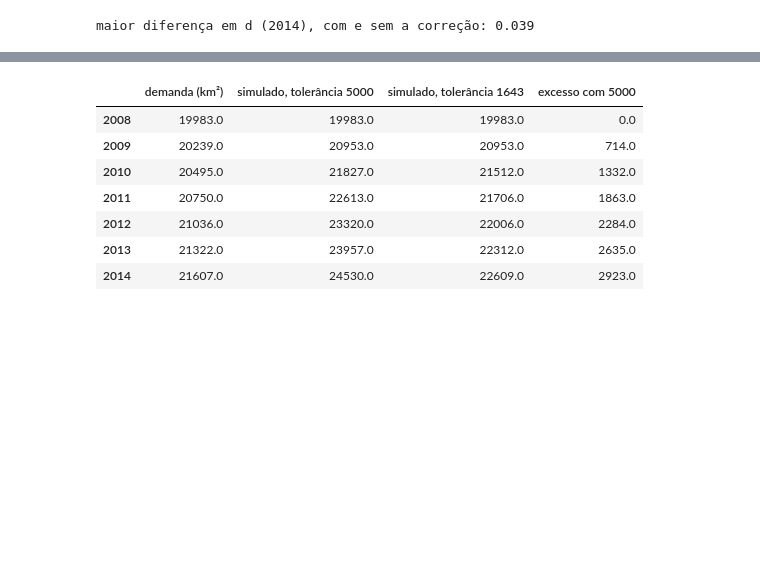
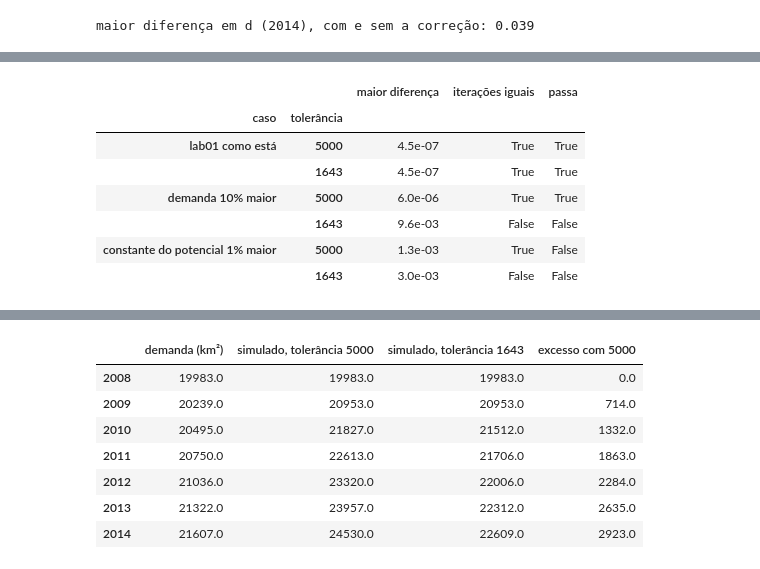
Before and after one commit to lambdageo-edu/curso-modelagem-dinamica-espacial, a Jupyter notebook: docs/notebooks/encontro09_disslucc.ipynb, the cells around one changed output, grey strips where cells are left out. Saved outputs shown, nothing was run; the diff lists cells and outputs as text; code cells hidden in the pictures; blank space fills up the shorter version.

```diff
--- a/docs/notebooks/encontro09_disslucc.ipynb
+++ b/docs/notebooks/encontro09_disslucc.ipynb
@@ -176,7 +176,7 @@ linhas, colunas = celulas["row"].astype(int).values, celulas["col"].astype(int).
 FORMA = (linhas.max() + 1, colunas.max() + 1)
 
 
-def simular(demanda, max_difference, correcao_celula=False):
+def simular(demanda, max_difference, correcao_celula=False, potencial_d=None):
     """Roda o lab01 e devolve (mapas por ano, iterações da alocação por ano)."""
     grade = RasterBackend(shape=FORMA)
     mascara = np.zeros(FORMA, dtype=np.float32); mascara[linhas, colunas] = 1
@@ -188,7 +188,7 @@ def simular(demanda, max_difference, correcao_celula=False):
     env = Environment(end_time=len(demanda) - 1)     # um passo por ano da tabela
     dem = DemandPreComputedValues(annual_demand=demanda[USOS].values.tolist(), land_use_types=USOS)
     pot = PotentialLinearRegression(backend=grade, demand=dem, land_use_types=USOS, land_use_no_data="outros",
-                                    potential_data=[[POTENCIAL_F, POTENCIAL_D, POTENCIAL_OUTROS]])
+                                    potential_data=[[POTENCIAL_F, potencial_d or POTENCIAL_D, POTENCIAL_OUTROS]])
     alo = AllocationClueLike(
         backend=grade, demand=dem, potential=pot, land_use_types=USOS,
         static={"f": -1, "d": -1, "outros": 1}, complementar_lu="f", cell_area=25.0,
@@ -289,0 +301,29 @@ O modelo bate com o LuccME. Mas ele faz o que a demanda pede? Somamos a área de
+# %%
+CRITERIO = 1e-5     # maior diferença aceita; escrito antes de comparar
+ITER_TERRAME = {5000: [0, 0, 0, 0, 0, 0, 0], 1643: [0, 0, 8, 26, 18, 17, 17]}   # terrame.log dos goldens
+GOLDEN = {5000: locais["lab01.csv.gz"], 1643: locais["lab01_md1643.csv.gz"]}
+
+extra = (TENDENCIA["d"] - TENDENCIA["d"].iloc[0]) * 0.10           # erro 1: 10% a mais de desmatamento por ano
+DEMANDA_ERRADA = TENDENCIA[USOS].assign(d=TENDENCIA["d"] + extra, f=TENDENCIA["f"] - extra)
+POTENCIAL_ERRADO = RegressionSpec(const=POTENCIAL_D.const * 1.01, betas=POTENCIAL_D.betas)   # erro 2: constante +1%
+
+linhas_controle = []
+for nome, demanda, pot in [("lab01 como está", TENDENCIA, None),
+                           ("demanda 10% maior", DEMANDA_ERRADA, None),
+                           ("constante do potencial 1% maior", TENDENCIA, POTENCIAL_ERRADO)]:
+    for tol in (5000, 1643):
+        m, it = simular(demanda, max_difference=tol, potencial_d=pot)
+        dif = comparar(m, GOLDEN[tol]).to_numpy().max()
+        linhas_controle.append({"caso": nome, "tolerância": tol, "maior diferença": f"{dif:.1e}",
+                                "iterações iguais": it == ITER_TERRAME[tol],
+                                "passa": bool(dif <= CRITERIO and it == ITER_TERRAME[tol])})
+pd.DataFrame(linhas_controle).set_index(["caso", "tolerância"])
+# %% [output]
+|  |  | maior diferença | iterações iguais | passa |
+| caso | tolerância |  |  |  |
+| lab01 como está | 5000 | 4.5e-07 | True | True |
+|  | 1643 | 4.5e-07 | True | True |
+| demanda 10% maior | 5000 | 6.0e-06 | True | True |
+|  | 1643 | 9.6e-03 | False | False |
+| constante do potencial 1% maior | 5000 | 1.3e-03 | True | False |
+|  | 1643 | 3.0e-03 | False | False |
```
Also changed, not shown: parts of 6 cells of this notebook, 17 other files.
